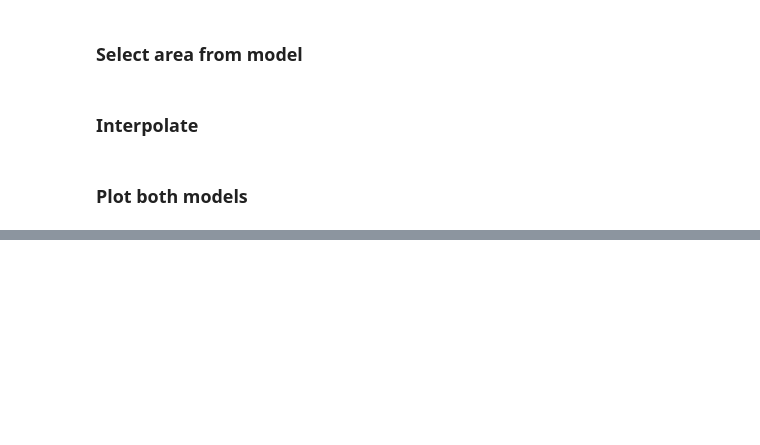
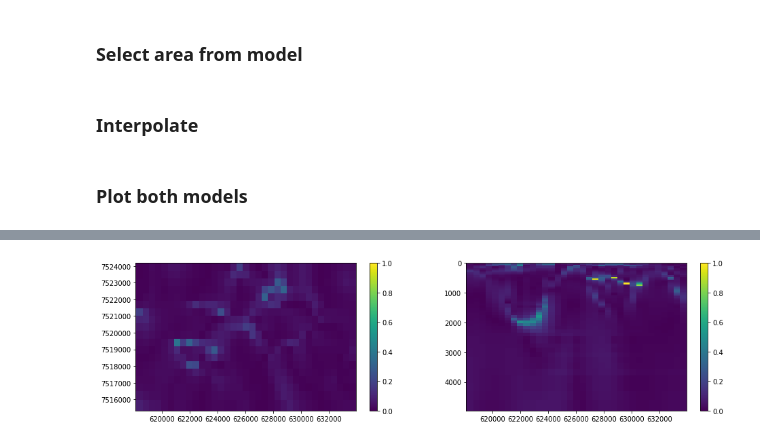
Before and after one commit to florasolon/interpolation_misc, a Jupyter notebook: comparing-models.ipynb, the cells around one changed output, grey strips where cells are left out. Saved outputs shown, nothing was run; the diff lists cells and outputs as text; code cells hidden in the pictures; blank space fills up the shorter version.

```diff
--- a/comparing-models.ipynb
+++ b/comparing-models.ipynb
@@ -334,0 +311,6 @@ plt.show()
+# %%
+ax,ay,az = np.gradient(model1_int)
+bx,by,bz = np.gradient(model2_int)
+# %%
+a = np.sqrt((ax*ax)+(ay*ay)+(az*az))
+b = np.sqrt((bx*bx)+(by*by)+(bz*bz))
@@ -334,0 +319,21 @@ plt.show()
+# %%
+i = (ay*bz) - (az*by)
+j = (az*bx) - (ax*bz)
+k = (ax*by) - (ay*bx)
+# %%
+t = np.sqrt((i*i)+(j*j)+(k*k))
+t = t/(a*b)
+# %%
+plt.figure(figsize=(16,4))
+
+plt.subplot(1,2,1)
+plt.pcolor(east,north,t[:,:,z_plot],cmap='viridis',vmin=0, vmax=1)
+plt.colorbar()
+
+plt.subplot(1,2,2)
+plt.pcolor(east1,depth,t[x_plot,:,:],cmap='viridis',vmin=0, vmax=1)
+plt.ylim(np.max(za),0)
+plt.colorbar()
+plt.show()
+# %% [output]
+[figure, added]
```
Also changed, not shown: parts of 12 cells of this notebook.
